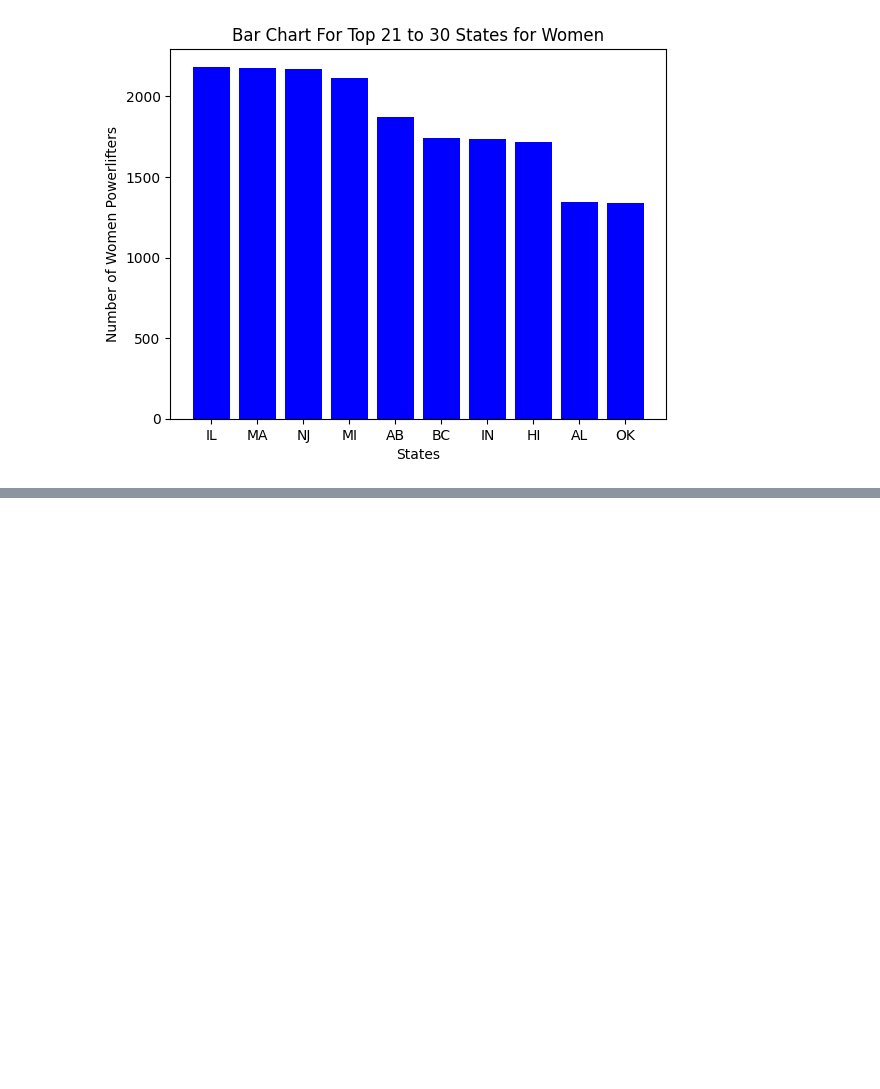
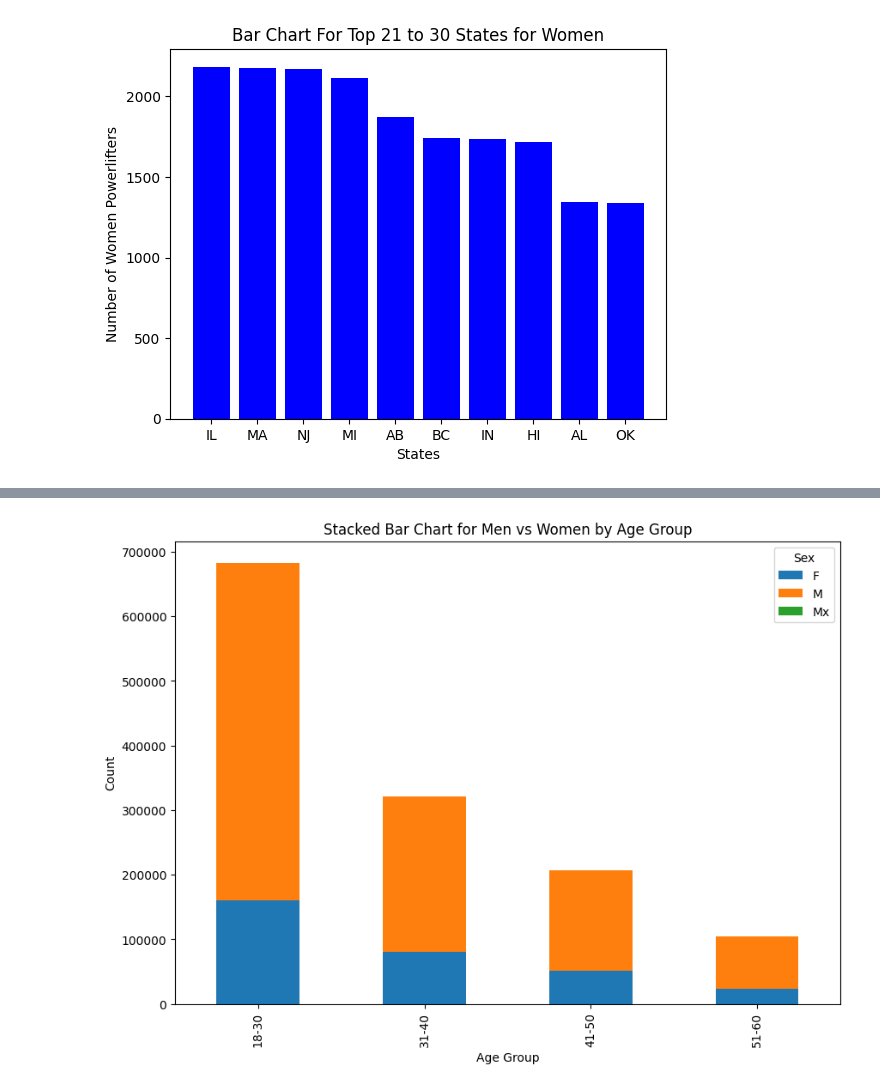
Before and after one commit to sivasamy1/data_analytics, a Jupyter notebook: powerlifting_miniproject.ipynb, the cells around one changed output, grey strips where cells are left out. Cells and saved outputs as stored; diff of their text form; code cells hidden in the pictures; blank space fills up the shorter version.

```diff
--- a/powerlifting_miniproject.ipynb
+++ b/powerlifting_miniproject.ipynb
@@ -189,3 +200,15 @@ plt.xticks(rotation=0)
 plt.show()
 # %% [output]
 [figure]
+# %%
+# Convert the 'Date' column to string format
+df['Date'] = df['Date'].astype(str)
+
+# Now you can use the .str accessor
+def top_10_states_by_year(df, year, sex):
+    filtered_df = df[(df['Date'].str.contains(str(year))) & (df['Sex'] == sex)]
+    return filtered_df['State'].value_counts().head(10)
+
+# Get top 10 states for men in 2021
+top_10_states_men_2021 = top_10_states_by_year(df, 2021, 'M')
+print(top_10_states_men_2021)
@@ -191,0 +267,19 @@ plt.show()
+# %%
+# Define age bins
+bins = [18, 30, 40, 50, 60]
+labels = ['18-30', '31-40', '41-50', '51-60']
+
+# Create age groups
+df['AgeGroup'] = pd.cut(df['Age'], bins=bins, labels=labels, right=False)
+
+# Group by AgeGroup and Sex, then count
+age_sex_group = df.groupby(['AgeGroup', 'Sex']).size().unstack()
+
+# Plot the stacked bar chart
+age_sex_group.plot(kind='bar', stacked=True, figsize=(10,7))
+plt.title('Stacked Bar Chart for Men vs Women by Age Group')
+plt.xlabel('Age Group')
+plt.ylabel('Count')
+plt.show()
+# %% [output]
+[figure, added]
```
Also changed, not shown: parts of 14 cells of this notebook.
